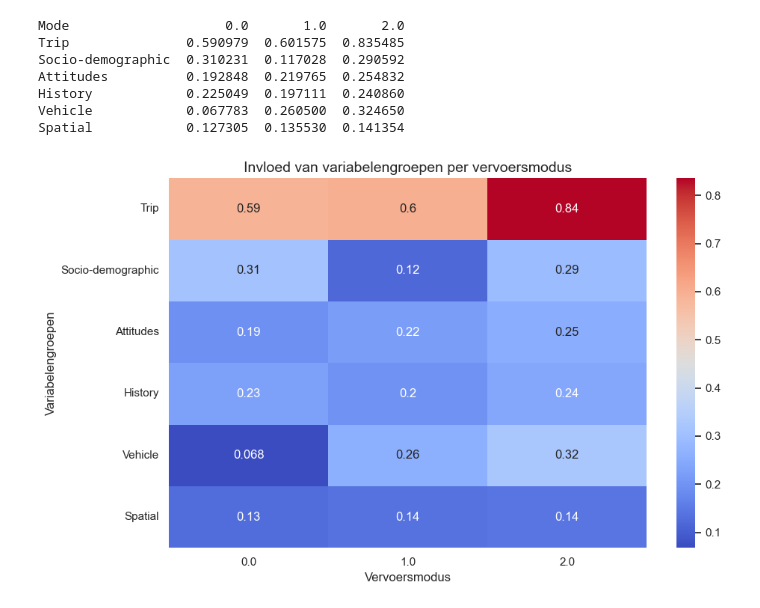
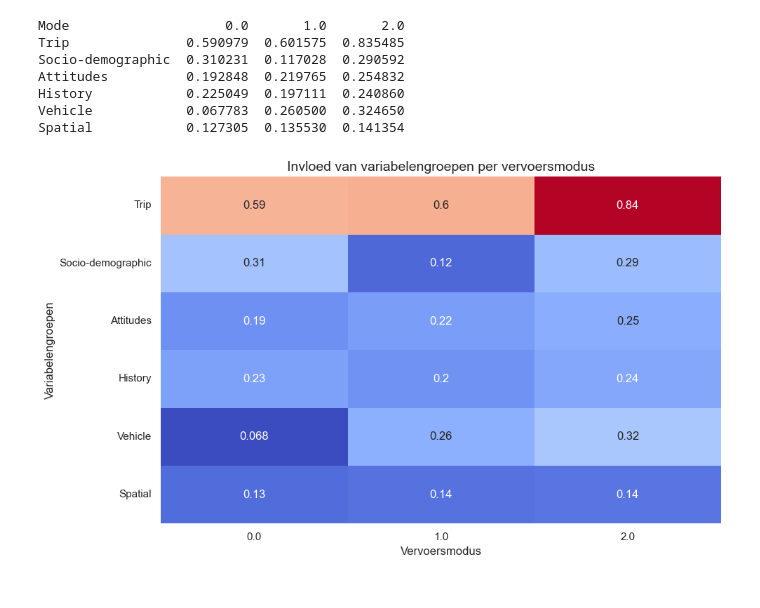
Before and after one commit to wendyqxc/MachineLearningModeChoiceGroup6, a Jupyter notebook: Global_regression_structured.ipynb, the cells around one changed output. Saved outputs shown, nothing was run; the diff lists cells and outputs as text; code cells hidden in the pictures.

```diff
--- a/Global_regression_structured.ipynb
+++ b/Global_regression_structured.ipynb
@@ -173,36 +190,23 @@ KeyError: "['mean_abs_effect'] not found in axis"
 # %%
-groups = {
-    "Socio-demographic": ['age', 'Gender', 'Education', 'BirthYear', 'LangCode', 'FamilSitu', 'NbHousehold', 'NbChild'],
-    "Vehicle": ['NbCar', 'NbMoto', 'CarAvail'],
-    "Spatial": ['UrbRur', 'TypeCommune', 'ClassifCodeLine', 'Region', 'frequency'],
-    "Trip": ['TimePT', 'TimeCar', 'InVehicleTime', 'WalkingTimePT', 'WaitingTimePT',
-                'distance_km', 'NbTransf', 'MarginalCostPT', 'CostCar'],
-    "History": ['TripPurpose', 'DestAct', 'NbTrajects', 'FreqTripHouseh',
-                      'ModeToSchool', 'ResidChild', 'FreqTrainPar', 'FreqOtherPar'],
-    "Attitudes": ['Envir01', 'Envir05', 'Mobil01', 'Mobil04', 'Mobil08', 'Mobil13',
-             'Mobil15', 'Mobil23', 'ResidCh05', 'ResidCh07', 'LifSty02',
-             'LifSty06', 'LifSty08', 'LifSty11']}
-
 group_mode_importance = {}
 
-# Loop over groepen
 for group_name, cols in groups.items():
     existing_cols = [col for col in cols if col in coef_df_T.index]
 
-    # Selecteer alleen relevante features
-    subset = coef_df_T.loc[existing_cols].drop(columns=['mean_abs_effect'])
+    subset = coef_df_T.loc[existing_cols]
 
-    # Neem gemiddelde absolute waarde PER MODE
-    group_mode_importance[group_name] = subset.abs().mean(axis=0)
+    # choose one
+    #subset_used = subset.copy()        # real value
+    subset_used = subset.abs()       # abs value
 
-# Omzetten naar dataframe
+    group_mode_importance[group_name] = subset_used.mean(axis=0)
+
+# Create dataframe
 group_mode_df = pd.DataFrame(group_mode_importance).T
 
-# Sorteren op totale impact (optioneel)
+# Sort
 group_mode_df['mean_total'] = group_mode_df.mean(axis=1)
 group_mode_df = group_mode_df.sort_values(by='mean_total', ascending=False)
-
-# Drop helper kolom
 group_mode_df = group_mode_df.drop(columns=['mean_total'])
 
 print(group_mode_df)
@@ -217,16 +221,16 @@ Spatial            0.127305  0.135530  0.141354
 # %%
 plt.figure(figsize=(10, 6))
 
 sns.heatmap(group_mode_df,
             annot=True,
             cmap='coolwarm',
-            cbar=True)
+            cbar=0)
 
 plt.title("Invloed van variabelengroepen per vervoersmodus", fontsize=14)
 plt.xlabel("Vervoersmodus")
 plt.ylabel("Variabelengroepen")
 
 plt.tight_layout()
 plt.show()
 # %% [output]
-[figure, old version]
+[figure, new version]
```
Also changed, not shown: parts of 9 cells of this notebook.
